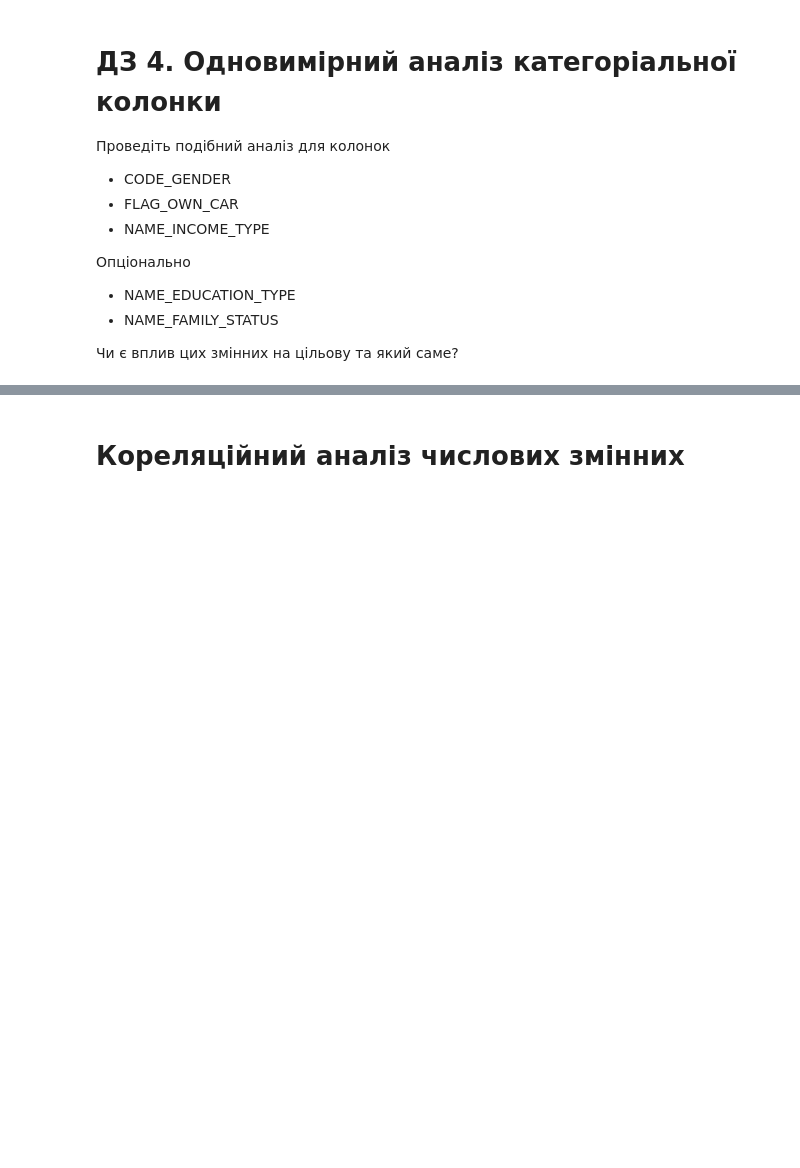
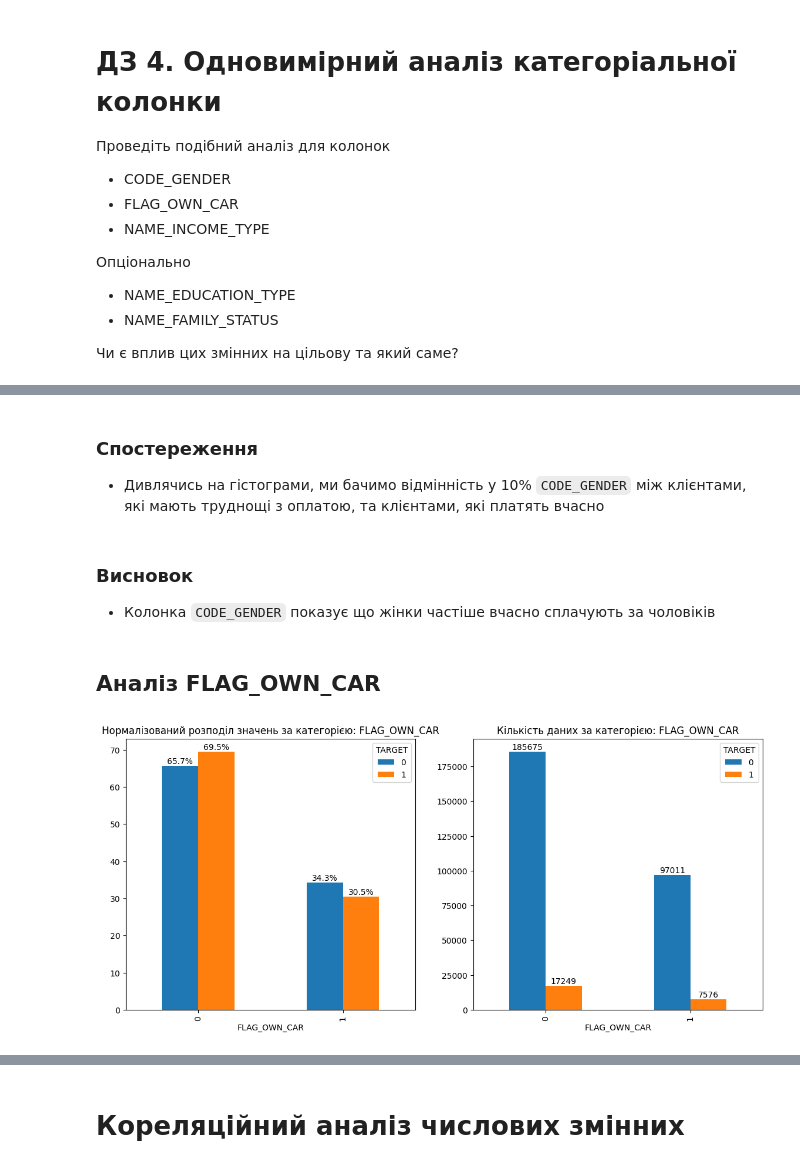
Before and after one commit to Johnny-Jackpot/python_for_ml_tasks, a Jupyter notebook: 1.2 Дослідницький аналіз даних/1_Credit_EDA.ipynb, the cells around one changed output, grey strips where cells are left out. Drawn from its saved outputs; the diff is of its cells as text; code cells hidden in the pictures; blank space fills up the shorter version.

```diff
--- a/1.2 Дослідницький аналіз даних/1_Credit_EDA.ipynb
+++ b/1.2 Дослідницький аналіз даних/1_Credit_EDA.ipynb
@@ -2144,0 +2177,12 @@ uni_cat_target_compare(df, 'NAME_CONTRACT_TYPE')
+# %% [markdown]
+### Спостереження
+- Дивлячись на гістограми, ми бачимо відмінність у 10% `CODE_GENDER` між клієнтами, які мають труднощі з оплатою, та клієнтами, які платять вчасно
+# %% [markdown]
+### Висновок
+- Колонка `CODE_GENDER` показує що жінки частіше вчасно сплачують за чоловіків
+# %% [markdown]
+## Аналіз FLAG_OWN_CAR
+# %%
+uni_cat_target_compare(df, 'FLAG_OWN_CAR')
+# %% [output]
+[figure, added]
```
Also changed, not shown: parts of 25 cells of this notebook.
